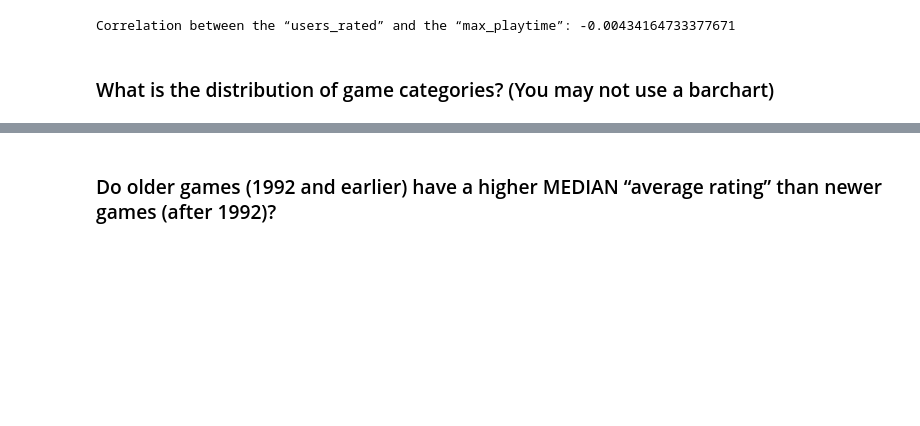
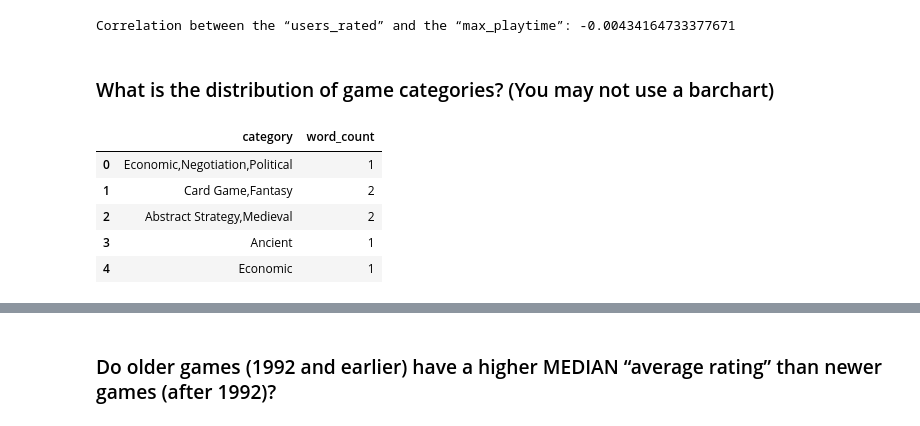
Before and after one commit to FJGM2023015/CA1_DVis_HDip_Lvl8-, a Jupyter notebook: Francisco_Gorigoitia_DVisHDip_CA1.ipynb, the cells around one changed output, grey strips where cells are left out. Saved outputs shown, nothing was run; the diff lists cells and outputs as text; code cells hidden in the pictures; blank space fills up the shorter version.

```diff
--- a/Francisco_Gorigoitia_DVisHDip_CA1.ipynb
+++ b/Francisco_Gorigoitia_DVisHDip_CA1.ipynb
@@ -167,3 +167,14 @@ print(f"Correlation between the “users_rated” and the “max_playtime”: {c
 Correlation between the “users_rated” and the “max_playtime”: -0.00434164733377671
 # %% [markdown]
 ### What is the distribution of game categories? (You may not use a barchart)
+# %%
+# Number of Words
+df_games['word_count'] = df_games['category'].apply(lambda x: len(str(x).split(" ")))
+df_games[['category','word_count']].head()
+# %% [output]
+|  | category | word_count |
+| 0 | Economic,Negotiation,Political | 1 |
+| 1 | Card Game,Fantasy | 2 |
+| 2 | Abstract Strategy,Medieval | 2 |
+| 3 | Ancient | 1 |
+| 4 | Economic | 1 |
```
Also changed, not shown: parts of 11 cells of this notebook.
